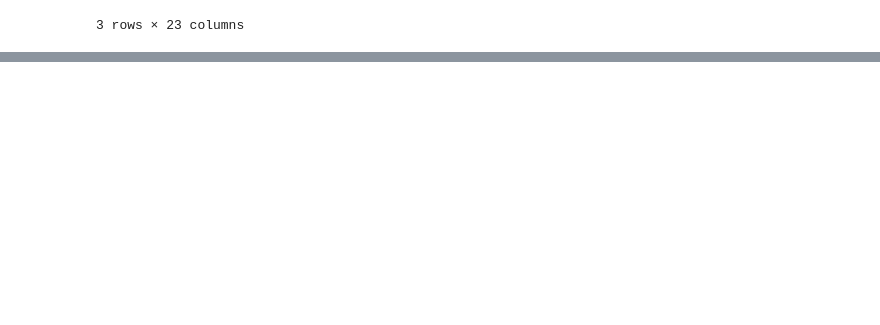
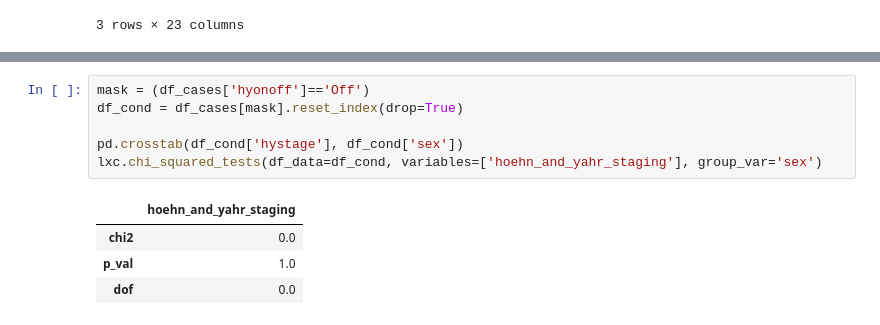
Before and after one commit to cge-tubingens/luxgiant-clinical, a Jupyter notebook: notebooks/patients_and_gender.ipynb, the cells around one changed output, grey strips where cells are left out. Cells and saved outputs as stored; diff of their text form; blank space fills up the shorter version.

```diff
--- a/notebooks/patients_and_gender.ipynb
+++ b/notebooks/patients_and_gender.ipynb
@@ -200,0 +215,11 @@ lxc.chi_squared_tests(df_data=df_cases, variables=crosstab_vars_5, group_var='se
+# %%
+mask = (df_cases['hyonoff']=='Off')
+df_cond = df_cases[mask].reset_index(drop=True)
+
+pd.crosstab(df_cond['hystage'], df_cond['sex'])
+lxc.chi_squared_tests(df_data=df_cond, variables=['hoehn_and_yahr_staging'], group_var='sex')
+# %% [output]
+|  | hoehn_and_yahr_staging |
+| chi2 | 0.0 |
+| p_val | 1.0 |
+| dof | 0.0 |
```
Also changed, not shown: parts of 4 cells of this notebook.
